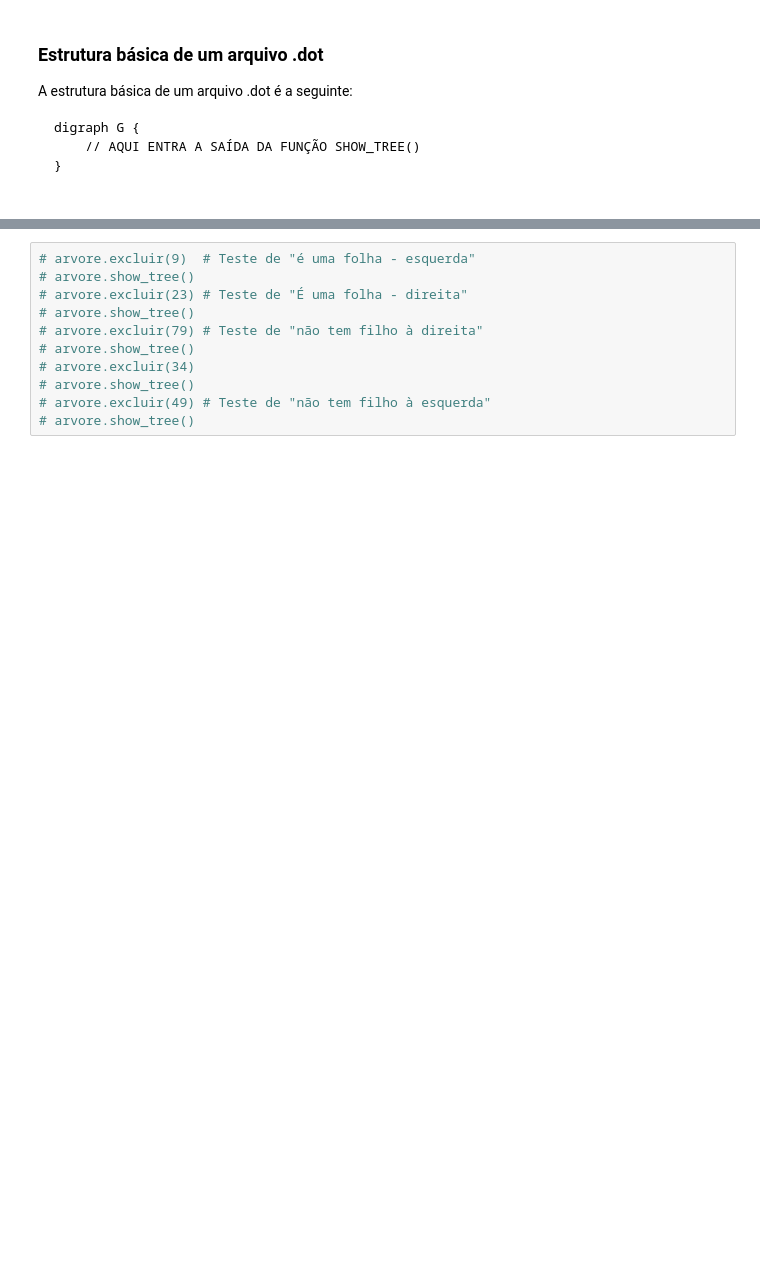
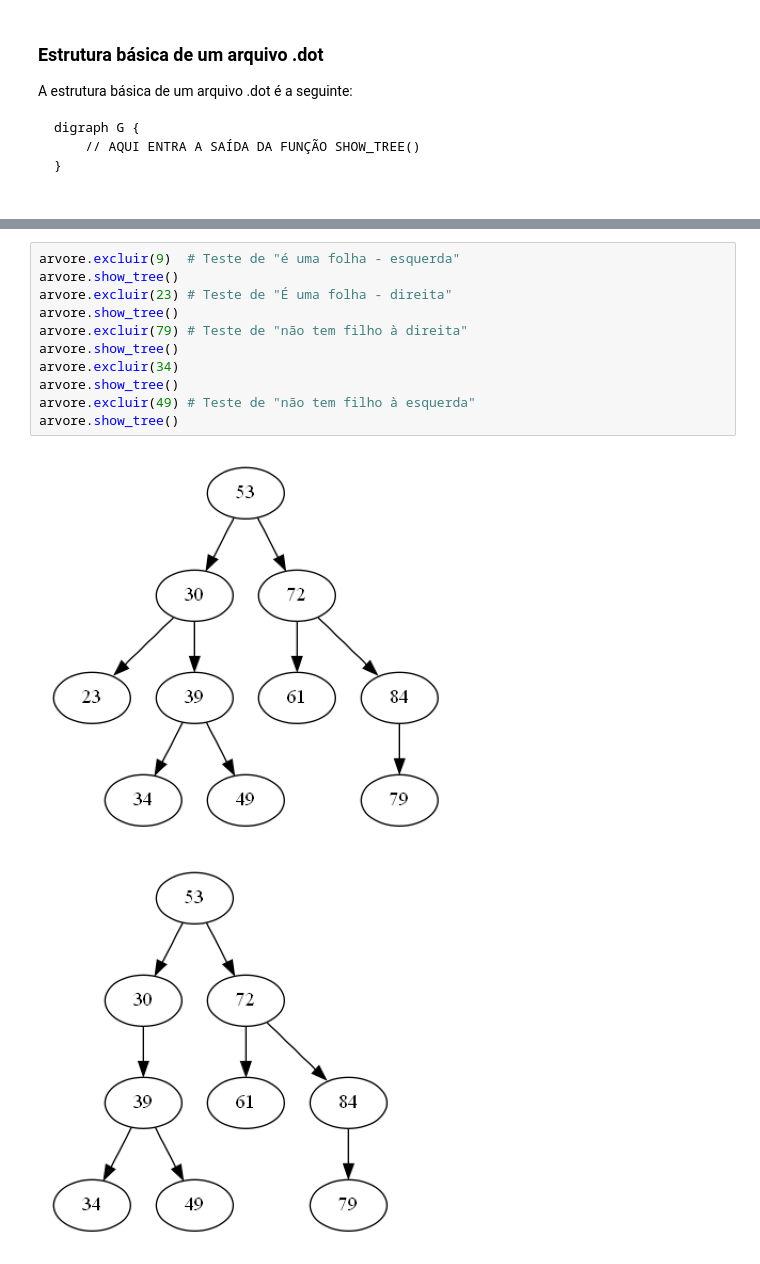
Before and after one commit to lucena564/algorithms, a Jupyter notebook: arvore_binaria_didática.ipynb, the cells around one changed output, grey strips where cells are left out. Saved outputs shown, nothing was run; the diff lists cells and outputs as text; blank space fills up the shorter version.

```diff
--- a/arvore_binaria_didática.ipynb
+++ b/arvore_binaria_didática.ipynb
@@ -416,11 +433,14 @@ arvore.show_tree()
 # %%
-# arvore.excluir(9)  # Teste de "é uma folha - esquerda"
-# arvore.show_tree()
-# arvore.excluir(23) # Teste de "É uma folha - direita"
-# arvore.show_tree()
-# arvore.excluir(79) # Teste de "não tem filho à direita"
-# arvore.show_tree()
-# arvore.excluir(34)
-# arvore.show_tree()
-# arvore.excluir(49) # Teste de "não tem filho à esquerda"
-# arvore.show_tree()
+arvore.excluir(9)  # Teste de "é uma folha - esquerda"
+arvore.show_tree()
+arvore.excluir(23) # Teste de "É uma folha - direita"
+arvore.show_tree()
+arvore.excluir(79) # Teste de "não tem filho à direita"
+arvore.show_tree()
+arvore.excluir(34)
+arvore.show_tree()
+arvore.excluir(49) # Teste de "não tem filho à esquerda"
+arvore.show_tree()
+# %% [output]
+[figure, added]
+[figure, added]
```
Also changed, not shown: parts of 5 cells of this notebook, 1 other file.
